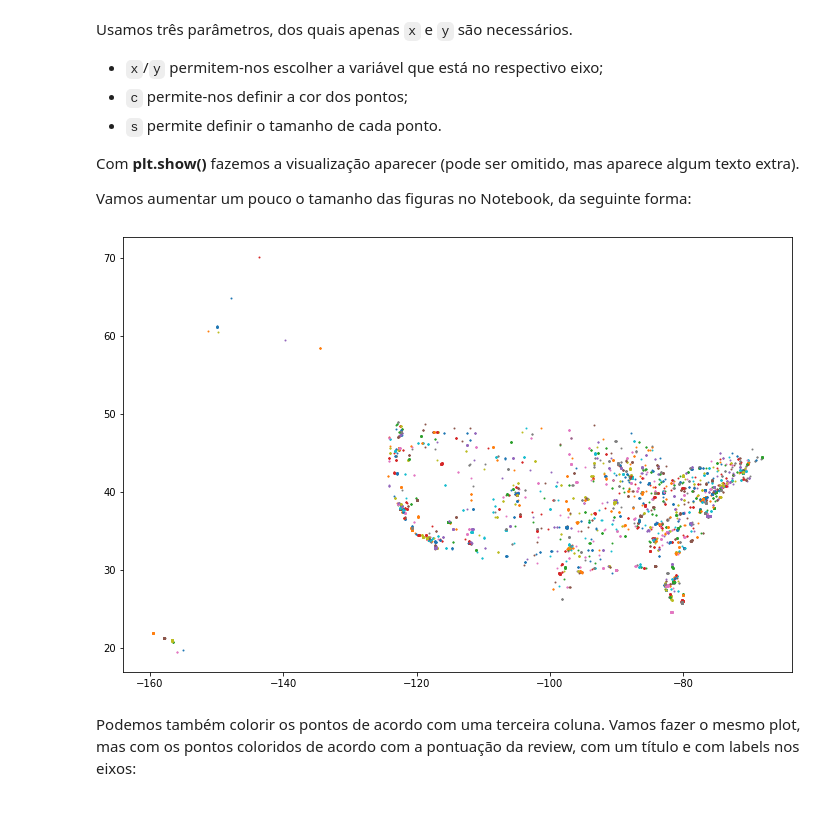
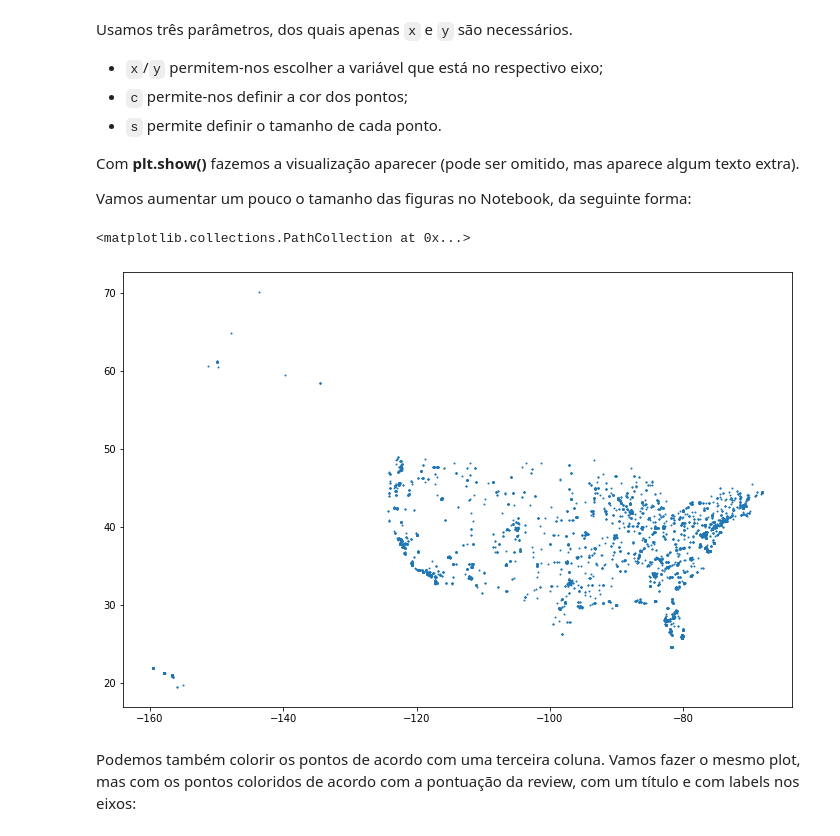
Before and after one commit to FredericoCoelhoNunes/edit-academy, a Jupyter notebook: Notebooks/7 - Visualização de dados.ipynb, the cells around one changed output. Saved outputs shown, nothing was run; the diff lists cells and outputs as text; code cells hidden in the pictures.

```diff
--- a/Notebooks/7 - Visualização de dados.ipynb
+++ b/Notebooks/7 - Visualização de dados.ipynb
@@ -76,16 +76,14 @@ Vamos aumentar um pouco o tamanho das figuras no Notebook, da seguinte forma:
 # %%
 plt.rcParams["figure.figsize"] = [12, 8]  # 12: largura, 8: altura
 # %%
-for name, group in df_reviews.groupby('city'):
-    plt.scatter(
-        x=group.longitude,
-        y=group.latitude,
-        s=1
-    )
-
-plt.show()
+plt.scatter(
+    x=df_reviews.longitude,
+    y=df_reviews.latitude,
+    s=1
+)
 # %% [output]
+<matplotlib.collections.PathCollection at 0x...>
-[figure, old version]
+[figure, new version]
 # %% [markdown]
 Podemos também colorir os pontos de acordo com uma terceira coluna. Vamos fazer o mesmo plot, mas com os pontos coloridos de acordo com a pontuação da review, com um título e com labels nos eixos:
 # %%
```
Also changed, not shown: parts of 3 cells of this notebook, 10 other files.
